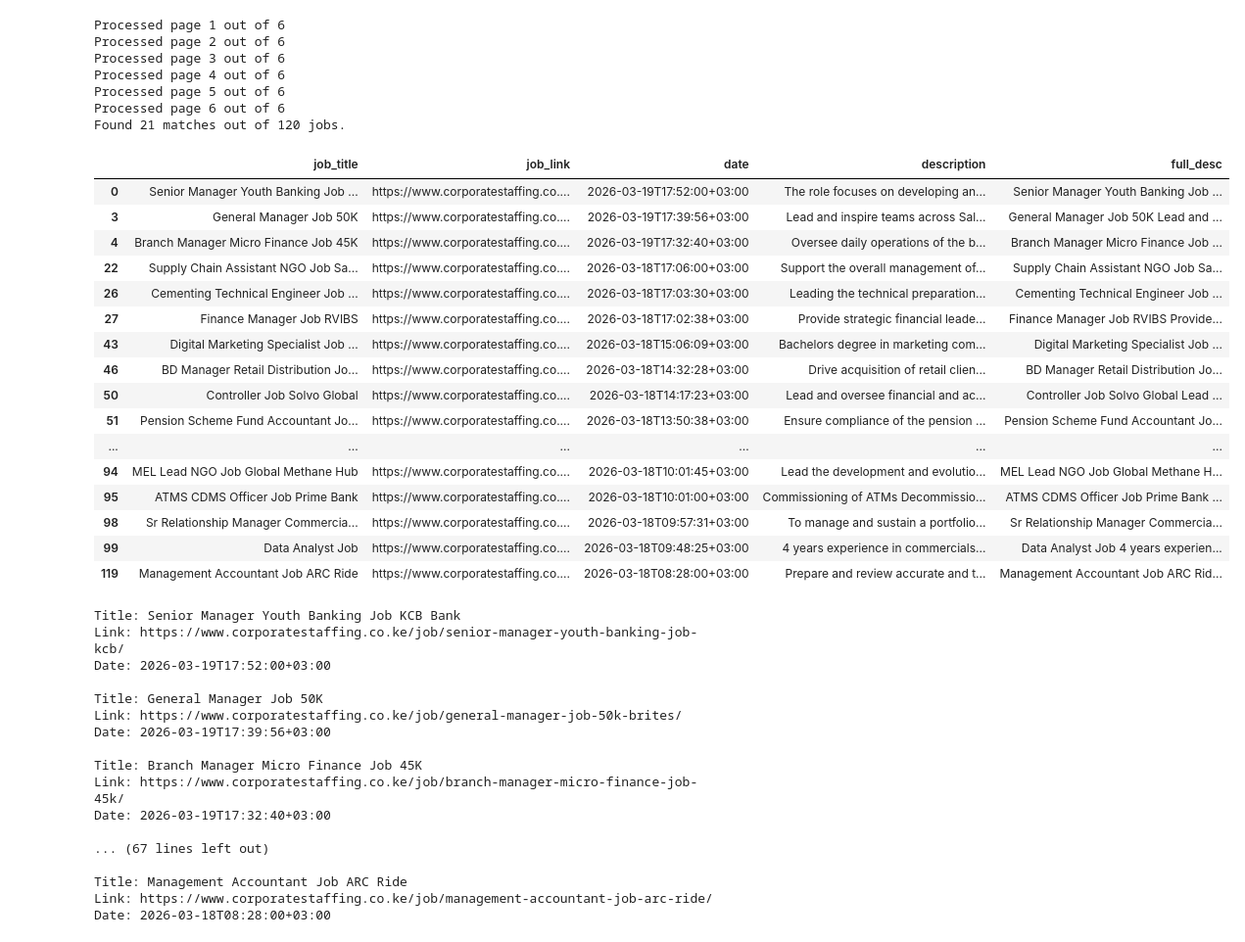
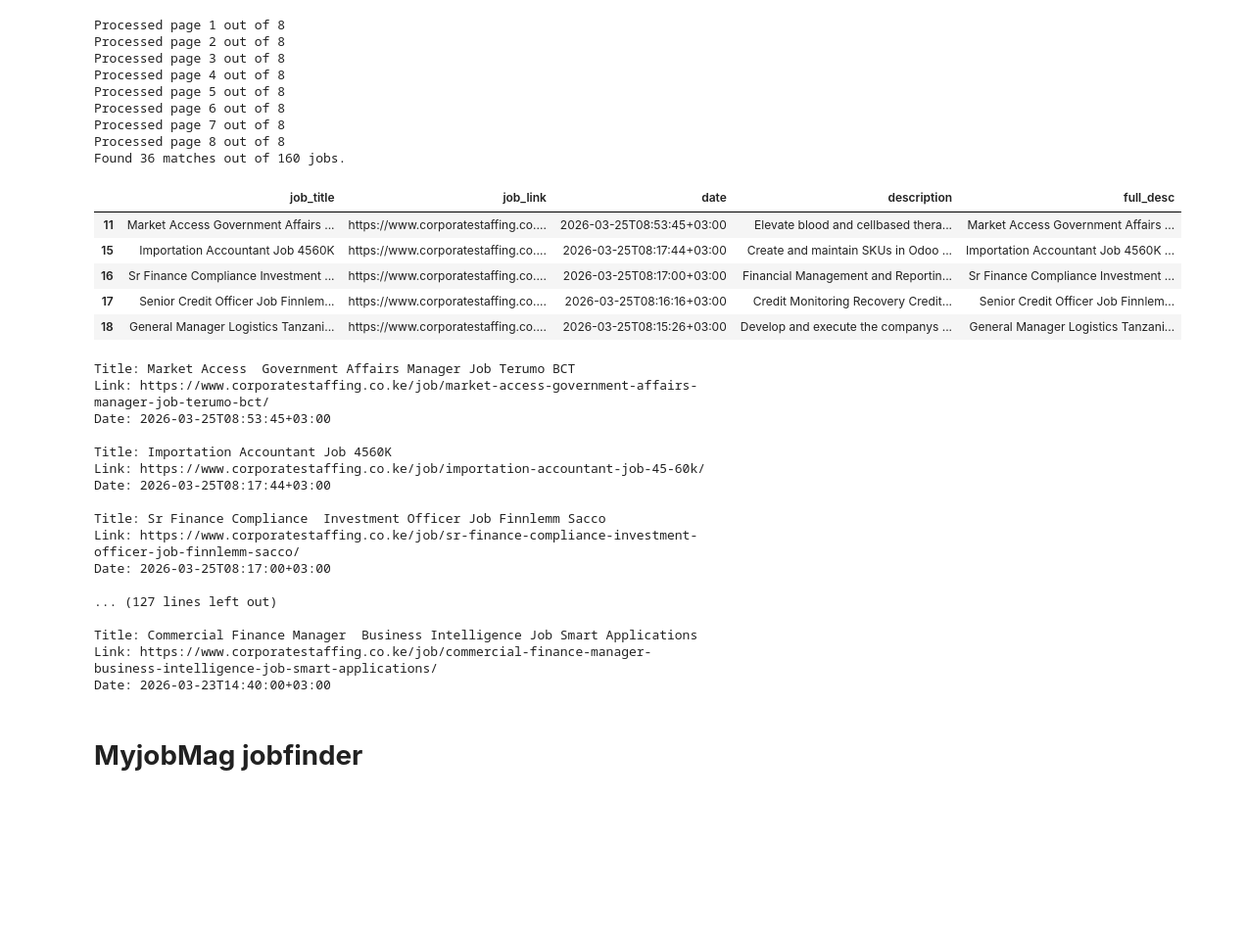
Before and after one commit to TKWaititu/Job-finder, a Jupyter notebook: job_finder.ipynb, the cells around one changed output. Shown at 98% size. Drawn from its saved outputs; the diff is of its cells as text; code cells hidden in the pictures; blank space fills up the shorter version.

```diff
--- a/job_finder.ipynb
+++ b/job_finder.ipynb
@@ -100,54 +102,47 @@ def job_merger(first_page, last_page, search_terms):
 
   return job_df
 # %%
-search_terms = ['data science', 'statistics', 'actuarial', 'data analyst', 'Finance', 'data analysis']
-job_df = job_merger(1,6, search_terms)
+search_terms = ['data science', 'statistics', 'actuarial', 'data analyst', 'Finance', 'data analysis', 'financial']
+job_df = job_merger(1,8, search_terms)
 # %% [output]
-Processed page 1 out of 6
-Processed page 2 out of 6
-Processed page 3 out of 6
-Processed page 4 out of 6
-Processed page 5 out of 6
-Processed page 6 out of 6
-Found 21 matches out of 120 jobs.
+Processed page 1 out of 8
+Processed page 2 out of 8
+Processed page 3 out of 8
+Processed page 4 out of 8
+Processed page 5 out of 8
+Processed page 6 out of 8
+Processed page 7 out of 8
+Processed page 8 out of 8
+Found 36 matches out of 160 jobs.
 # %%
-job_df
+job_df.head()
 # %% [output]
 |  | job_title | job_link | date | description | full_desc |
-| 0 | Senior Manager Youth Banking Job ... | https://www.corporatestaffing.co.... | 2026-03-19T17:52:00+03:00 | The role focuses on developing an... | Senior Manager Youth Banking Job ... |
-| 3 | General Manager Job 50K | https://www.corporatestaffing.co.... | 2026-03-19T17:39:56+03:00 | Lead and inspire teams across Sal... | General Manager Job 50K Lead and ... |
-| 4 | Branch Manager Micro Finance Job 45K | https://www.corporatestaffing.co.... | 2026-03-19T17:32:40+03:00 | Oversee daily operations of the b... | Branch Manager Micro Finance Job ... |
-| 22 | Supply Chain Assistant NGO Job Sa... | https://www.corporatestaffing.co.... | 2026-03-18T17:06:00+03:00 | Support the overall management of... | Supply Chain Assistant NGO Job Sa... |
-| 26 | Cementing Technical Engineer Job ... | https://www.corporatestaffing.co.... | 2026-03-18T17:03:30+03:00 | Leading the technical preparation... | Cementing Technical Engineer Job ... |
-| 27 | Finance Manager Job RVIBS | https://www.corporatestaffing.co.... | 2026-03-18T17:02:38+03:00 | Provide strategic financial leade... | Finance Manager Job RVIBS Provide... |
-| 43 | Digital Marketing Specialist Job ... | https://www.corporatestaffing.co.... | 2026-03-18T15:06:09+03:00 | Bachelors degree in marketing com... | Digital Marketing Specialist Job ... |
-| 46 | BD Manager Retail Distribution Jo... | https://www.corporatestaffing.co.... | 2026-03-18T14:32:28+03:00 | Drive acquisition of retail clien... | BD Manager Retail Distribution Jo... |
-| 50 | Controller Job Solvo Global | https://www.corporatestaffing.co.... | 2026-03-18T14:17:23+03:00 | Lead and oversee financial and ac... | Controller Job Solvo Global Lead ... |
-| 51 | Pension Scheme Fund Accountant Jo... | https://www.corporatestaffing.co.... | 2026-03-18T13:50:38+03:00 | Ensure compliance of the pension ... | Pension Scheme Fund Accountant Jo... |
-| ... | ... | ... | ... | ... | ... |
-| 94 | MEL Lead NGO Job Global Methane Hub | https://www.corporatestaffing.co.... | 2026-03-18T10:01:45+03:00 | Lead the development and evolutio... | MEL Lead NGO Job Global Methane H... |
-| 95 | ATMS CDMS Officer Job Prime Bank | https://www.corporatestaffing.co.... | 2026-03-18T10:01:00+03:00 | Commissioning of ATMs Decommissio... | ATMS CDMS Officer Job Prime Bank ... |
-| 98 | Sr Relationship Manager Commercia... | https://www.corporatestaffing.co.... | 2026-03-18T09:57:31+03:00 | To manage and sustain a portfolio... | Sr Relationship Manager Commercia... |
-| 99 | Data Analyst Job | https://www.corporatestaffing.co.... | 2026-03-18T09:48:25+03:00 | 4 years experience in commercials... | Data Analyst Job 4 years experien... |
-| 119 | Management Accountant Job ARC Ride | https://www.corporatestaffing.co.... | 2026-03-18T08:28:00+03:00 | Prepare and review accurate and t... | Management Accountant Job ARC Rid... |
+| 11 | Market Access Government Affairs ... | https://www.corporatestaffing.co.... | 2026-03-25T08:53:45+03:00 | Elevate blood and cellbased thera... | Market Access Government Affairs ... |
+| 15 | Importation Accountant Job 4560K | https://www.corporatestaffing.co.... | 2026-03-25T08:17:44+03:00 | Create and maintain SKUs in Odoo ... | Importation Accountant Job 4560K ... |
+| 16 | Sr Finance Compliance Investment ... | https://www.corporatestaffing.co.... | 2026-03-25T08:17:00+03:00 | Financial Management and Reportin... | Sr Finance Compliance Investment ... |
+| 17 | Senior Credit Officer Job Finnlem... | https://www.corporatestaffing.co.... | 2026-03-25T08:16:16+03:00 | Credit Monitoring Recovery Credit... | Senior Credit Officer Job Finnlem... |
+| 18 | General Manager Logistics Tanzani... | https://www.corporatestaffing.co.... | 2026-03-25T08:15:26+03:00 | Develop and execute the companys ... | General Manager Logistics Tanzani... |
 # %%
 for title, link, date in zip(job_df['job_title'], job_df['job_link'], job_df['date']):
     print(f"Title: {title}\nLink: {link}\nDate: {date}\n")
 # %% [output]
-Title: Senior Manager Youth Banking Job KCB Bank
-Link: https://www.corporatestaffing.co.ke/job/senior-manager-youth-banking-job-kcb/
-Date: 2026-03-19T17:52:00+03:00
+Title: Market Access  Government Affairs Manager Job Terumo BCT
+Link: https://www.corporatestaffing.co.ke/job/market-access-government-affairs-manager-job-terumo-bct/
+Date: 2026-03-25T08:53:45+03:00
 
-Title: General Manager Job 50K
-Link: https://www.corporatestaffing.co.ke/job/general-manager-job-50k-brites/
-Date: 2026-03-19T17:39:56+03:00
+Title: Importation Accountant Job 4560K
+Link: https://www.corporatestaffing.co.ke/job/importation-accountant-job-45-60k/
+Date: 2026-03-25T08:17:44+03:00
 
-Title: Branch Manager Micro Finance Job 45K
-Link: https://www.corporatestaffing.co.ke/job/branch-manager-micro-finance-job-45k/
-Date: 2026-03-19T17:32:40+03:00
+Title: Sr Finance Compliance  Investment Officer Job Finnlemm Sacco
+Link: https://www.corporatestaffing.co.ke/job/sr-finance-compliance-investment-officer-job-finnlemm-sacco/
+Date: 2026-03-25T08:17:00+03:00
 
-... (67 lines left out)
+... (127 lines left out)
 
-Title: Management Accountant Job ARC Ride
-Link: https://www.corporatestaffing.co.ke/job/management-accountant-job-arc-ride/
-Date: 2026-03-18T08:28:00+03:00
+Title: Commercial Finance Manager  Business Intelligence Job Smart Applications
+Link: https://www.corporatestaffing.co.ke/job/commercial-finance-manager-business-intelligence-job-smart-applications/
+Date: 2026-03-23T14:40:00+03:00
+# %% [markdown]
+# **MyjobMag jobfinder**
```
Also changed, not shown: parts of 9 cells of this notebook.
